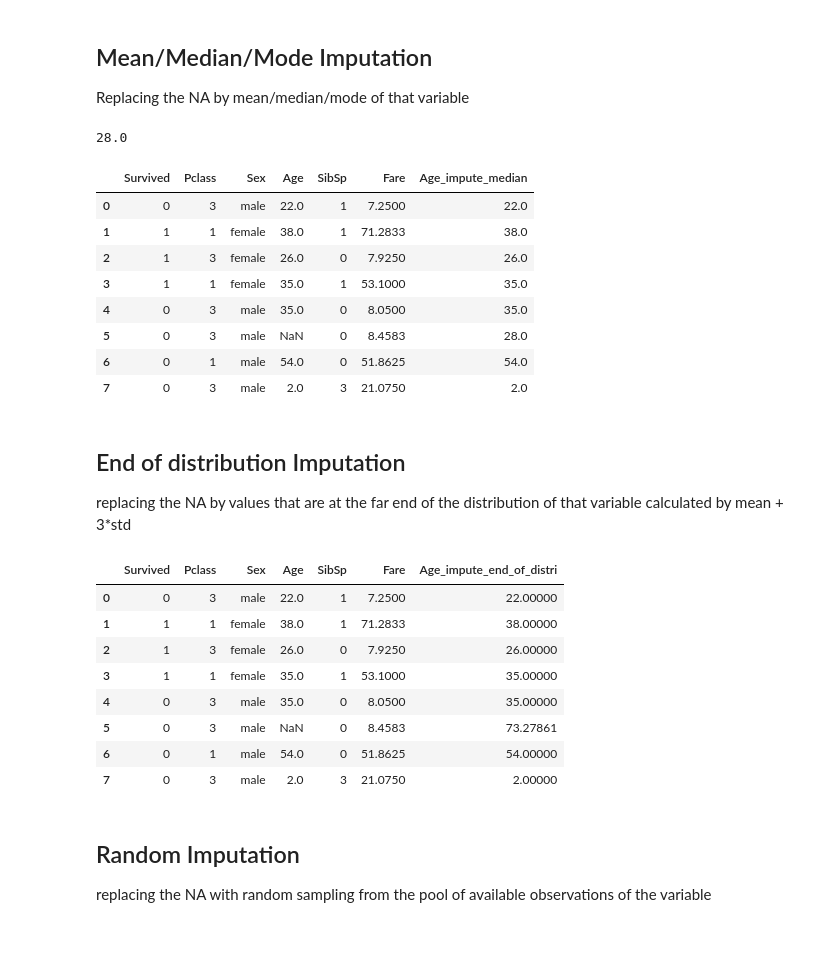
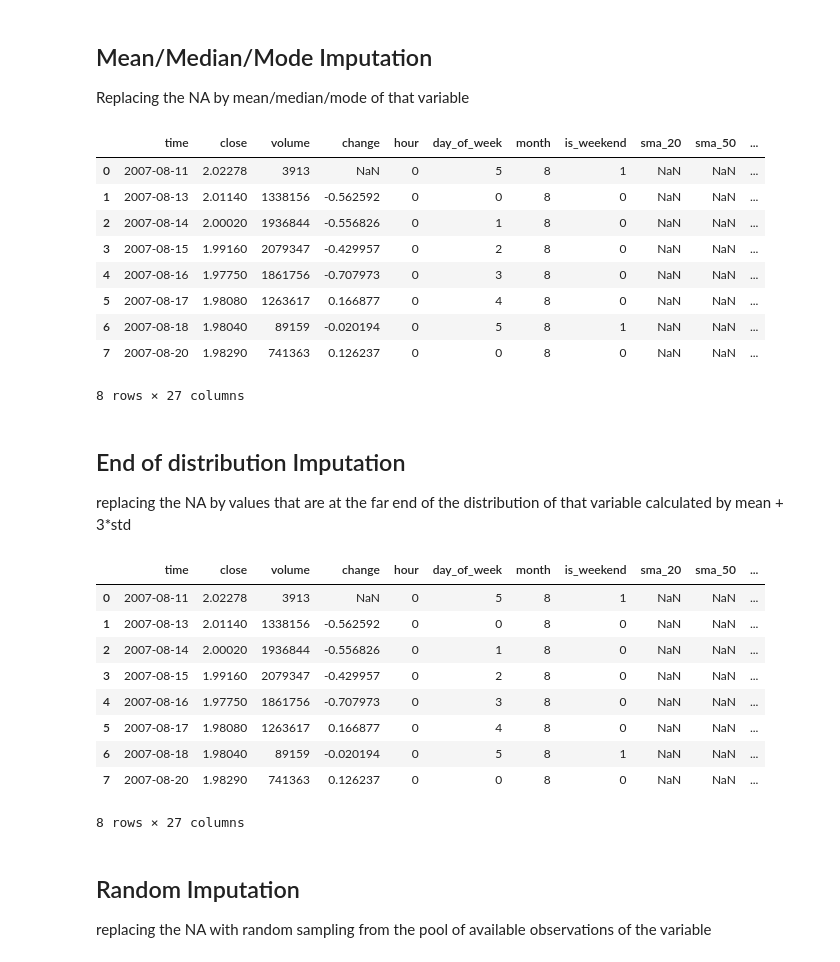
Before and after one commit to manhhungdt06/amazing-feature-engineering, a Jupyter notebook: 2.1_Demo_Missing_Data.ipynb, the cells around one changed output. Saved outputs shown, nothing was run; the diff lists cells and outputs as text; code cells hidden in the pictures.

```diff
--- a/2.1_Demo_Missing_Data.ipynb
+++ b/2.1_Demo_Missing_Data.ipynb
@@ -33,0 +13,5 @@ data.head(8)
+# %%
+timeframe = 1440
+processor = ForexPreprocessor(timeframe)
+raw_data = processor.load_and_preprocess(f'data/GBPUSD/GBPUSD_{timeframe}.csv', drop_na=False)
+raw_data.info()
@@ -61,8 +87,7 @@ data2.shape
+# %%
+raw_data_with_gaps = raw_data.copy()
+gap_indices = np.random.choice(raw_data.index, size=100, replace=False)
+raw_data_with_gaps.loc[gap_indices, 'close'] = np.nan
 # %% [markdown]
 ## Add a variable to denote NA
 creating an additional variable indicating whether the data was missing for that observation
-# %%
-# Age_is_NA is created, 0-not missing 1-missing for that observation
-data3 = ms.add_var_denote_NA(data=data,NA_col=['Age'])
-print(data3.Age_is_NA.value_counts())
-data3.head(8)
@@ -82,0 +94,3 @@ Name: count, dtype: int64
+# %%
+data_with_na_flag = ms.add_var_denote_NA(data=raw_data_with_gaps, NA_col=['close'])
+print(data_with_na_flag.close_is_NA.value_counts())
@@ -100,37 +133,37 @@ data4.head(8)
 ## Mean/Median/Mode Imputation
 Replacing the NA by mean/median/mode of that variable
 # %%
-print(data.Age.median())
-data5 = ms.impute_NA_with_avg(data=data,strategy='median',NA_col=['Age'])
-data5.head(8)
+data_median = ms.impute_NA_with_avg(data=raw_data_with_gaps, strategy='median', NA_col=['close'])
+data_median.head(8)
 # %% [output]
+|  | time | close | volume | change | hour | day_of_week | month | is_weekend | sma_20 | sma_50 | ... |
+| 0 | 2007-08-11 | 2.02278 | 3913 | NaN | 0 | 5 | 8 | 1 | NaN | NaN | ... |
+| 1 | 2007-08-13 | 2.01140 | 1338156 | -0.562592 | 0 | 0 | 8 | 0 | NaN | NaN | ... |
+| 2 | 2007-08-14 | 2.00020 | 1936844 | -0.556826 | 0 | 1 | 8 | 0 | NaN | NaN | ... |
+| 3 | 2007-08-15 | 1.99160 | 2079347 | -0.429957 | 0 | 2 | 8 | 0 | NaN | NaN | ... |
+| 4 | 2007-08-16 | 1.97750 | 1861756 | -0.707973 | 0 | 3 | 8 | 0 | NaN | NaN | ... |
+| 5 | 2007-08-17 | 1.98080 | 1263617 | 0.166877 | 0 | 4 | 8 | 0 | NaN | NaN | ... |
+| 6 | 2007-08-18 | 1.98040 | 89159 | -0.020194 | 0 | 5 | 8 | 1 | NaN | NaN | ... |
+| 7 | 2007-08-20 | 1.98290 | 741363 | 0.126237 | 0 | 0 | 8 | 0 | NaN | NaN | ... |
-28.0
+8 rows × 27 columns
-|  | Survived | Pclass | Sex | Age | SibSp | Fare | Age_impute_median |
-| 0 | 0 | 3 | male | 22.0 | 1 | 7.2500 | 22.0 |
-| 1 | 1 | 1 | female | 38.0 | 1 | 71.2833 | 38.0 |
-| 2 | 1 | 3 | female | 26.0 | 0 | 7.9250 | 26.0 |
-| 3 | 1 | 1 | female | 35.0 | 1 | 53.1000 | 35.0 |
-| 4 | 0 | 3 | male | 35.0 | 0 | 8.0500 | 35.0 |
-| 5 | 0 | 3 | male | NaN | 0 | 8.4583 | 28.0 |
-| 6 | 0 | 1 | male | 54.0 | 0 | 51.8625 | 54.0 |
-| 7 | 0 | 3 | male | 2.0 | 3 | 21.0750 | 2.0 |
 # %% [markdown]
 ##  End of distribution Imputation
 replacing the NA by values that are at the far end of the distribution of that variable
 calculated by mean + 3*std
 # %%
-data6 = ms.impute_NA_with_end_of_distribution(data=data,NA_col=['Age'])
-data6.head(8)
+data_end_dist = ms.impute_NA_with_end_of_distribution(data=raw_data_with_gaps, NA_col=['close'])
+data_end_dist.head(8)
 # %% [output]
-|  | Survived | Pclass | Sex | Age | SibSp | Fare | Age_impute_end_of_distri |
-| 0 | 0 | 3 | male | 22.0 | 1 | 7.2500 | 22.00000 |
-| 1 | 1 | 1 | female | 38.0 | 1 | 71.2833 | 38.00000 |
-| 2 | 1 | 3 | female | 26.0 | 0 | 7.9250 | 26.00000 |
-| 3 | 1 | 1 | female | 35.0 | 1 | 53.1000 | 35.00000 |
-| 4 | 0 | 3 | male | 35.0 | 0 | 8.0500 | 35.00000 |
-| 5 | 0 | 3 | male | NaN | 0 | 8.4583 | 73.27861 |
-| 6 | 0 | 1 | male | 54.0 | 0 | 51.8625 | 54.00000 |
-| 7 | 0 | 3 | male | 2.0 | 3 | 21.0750 | 2.00000 |
+|  | time | close | volume | change | hour | day_of_week | month | is_weekend | sma_20 | sma_50 | ... |
+| 0 | 2007-08-11 | 2.02278 | 3913 | NaN | 0 | 5 | 8 | 1 | NaN | NaN | ... |
+| 1 | 2007-08-13 | 2.01140 | 1338156 | -0.562592 | 0 | 0 | 8 | 0 | NaN | NaN | ... |
+| 2 | 2007-08-14 | 2.00020 | 1936844 | -0.556826 | 0 | 1 | 8 | 0 | NaN | NaN | ... |
+| 3 | 2007-08-15 | 1.99160 | 2079347 | -0.429957 | 0 | 2 | 8 | 0 | NaN | NaN | ... |
+| 4 | 2007-08-16 | 1.97750 | 1861756 | -0.707973 | 0 | 3 | 8 | 0 | NaN | NaN | ... |
+| 5 | 2007-08-17 | 1.98080 | 1263617 | 0.166877 | 0 | 4 | 8 | 0 | NaN | NaN | ... |
+| 6 | 2007-08-18 | 1.98040 | 89159 | -0.020194 | 0 | 5 | 8 | 1 | NaN | NaN | ... |
+| 7 | 2007-08-20 | 1.98290 | 741363 | 0.126237 | 0 | 0 | 8 | 0 | NaN | NaN | ... |
+8 rows × 27 columns
 # %% [markdown]
 ##  Random Imputation
 replacing the NA with random sampling from the pool of available observations of the variable
```
Also changed, not shown: parts of 17 cells of this notebook, 22 other files.
